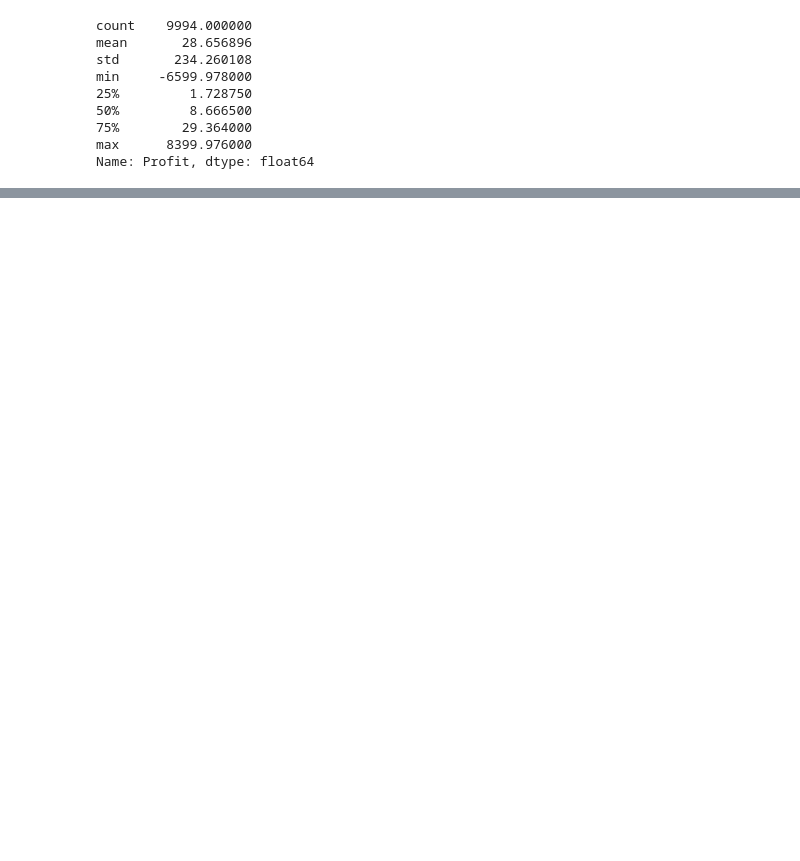
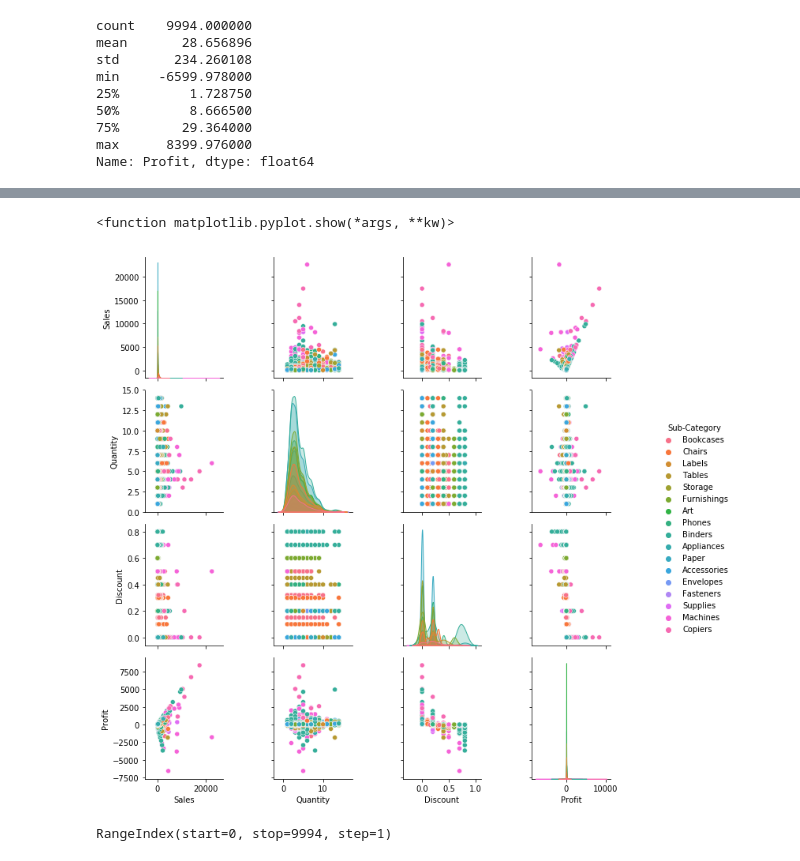
Before and after one commit to nouaim/businessanalytics, a Jupyter notebook: project3.ipynb, the cells around one changed output, grey strips where cells are left out. Drawn from its saved outputs; the diff is of its cells as text; code cells hidden in the pictures; blank space fills up the shorter version.

```diff
--- a/project3.ipynb
+++ b/project3.ipynb
@@ -73,0 +149,12 @@ Name: Profit, dtype: float64
+# %%
+figsize=(15,10)
+sns.pairplot(df,hue='Sub-Category')
+plt.show
+# %% [output]
+<function matplotlib.pyplot.show(*args, **kw)>
+[figure, added]
+# %%
+# gives us a range that represents each row of the data frame
+df.index
+# %% [output]
+RangeIndex(start=0, stop=9994, step=1)
```
Also changed, not shown: parts of 14 cells of this notebook.
